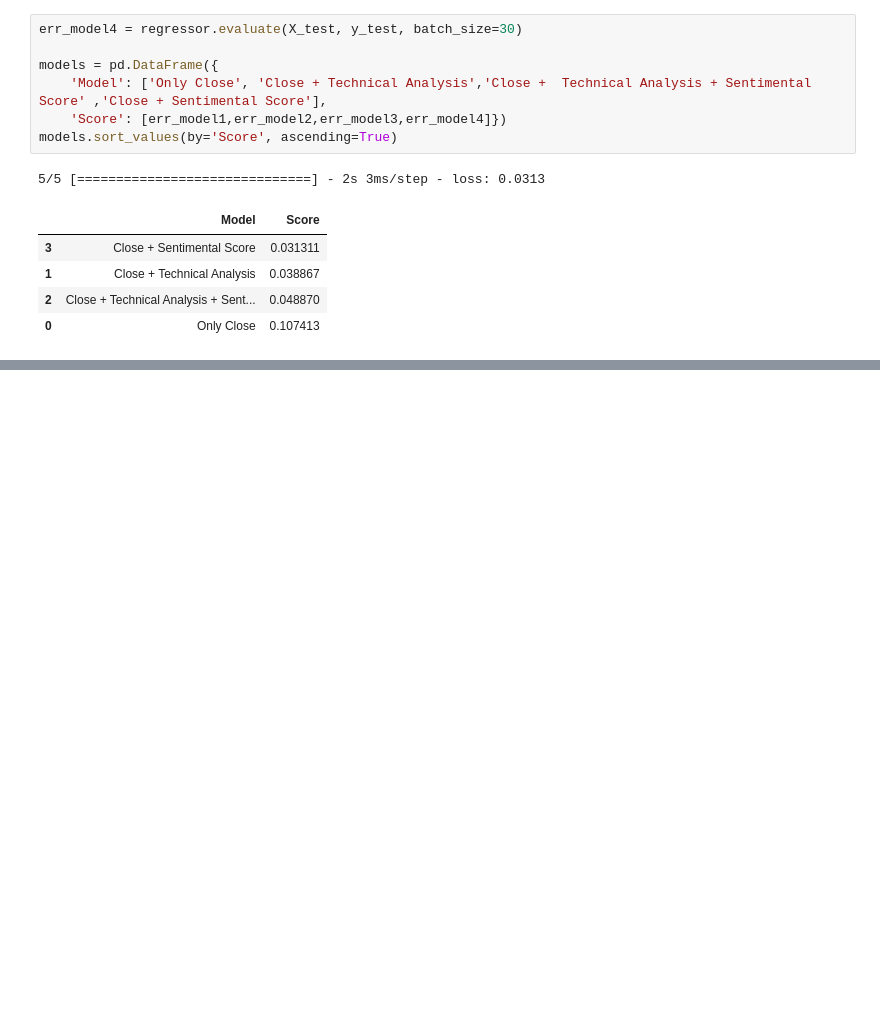
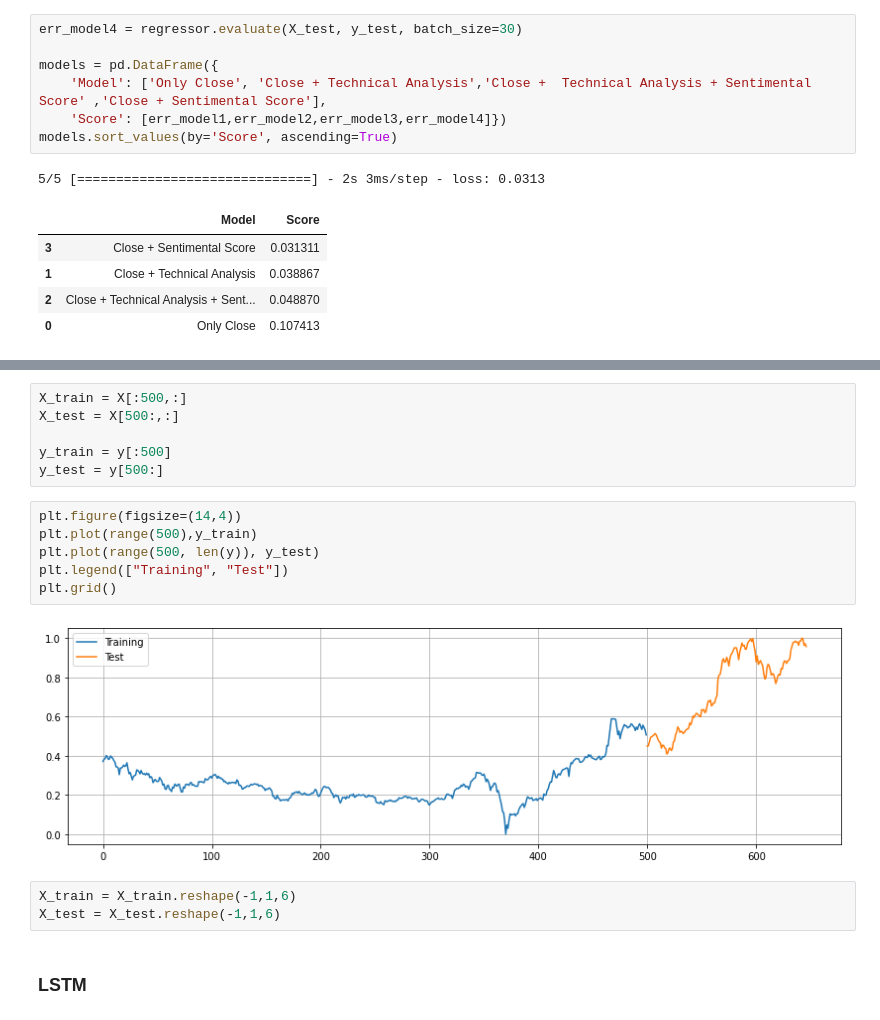
Before and after one commit to 6058ah/BusinessCapstone, a Jupyter notebook: 딥러닝과_텍스트마이닝을_통한_ETF_매매.ipynb, the cells around one changed output, grey strips where cells are left out. Saved outputs shown, nothing was run; the diff lists cells and outputs as text; blank space fills up the shorter version.

```diff
--- a/딥러닝과_텍스트마이닝을_통한_ETF_매매.ipynb
+++ b/딥러닝과_텍스트마이닝을_통한_ETF_매매.ipynb
@@ -1053,0 +1110,19 @@ models.sort_values(by='Score', ascending=True)
+# %%
+X_train = X[:500,:]
+X_test = X[500:,:]
+
+y_train = y[:500]
+y_test = y[500:]
+# %%
+plt.figure(figsize=(14,4))
+plt.plot(range(500),y_train)
+plt.plot(range(500, len(y)), y_test)
+plt.legend(["Training", "Test"])
+plt.grid()
+# %% [output]
+[figure, added]
+# %%
+X_train = X_train.reshape(-1,1,6)
+X_test = X_test.reshape(-1,1,6)
+# %% [markdown]
+### LSTM
```
Also changed, not shown: parts of 10 cells of this notebook.
